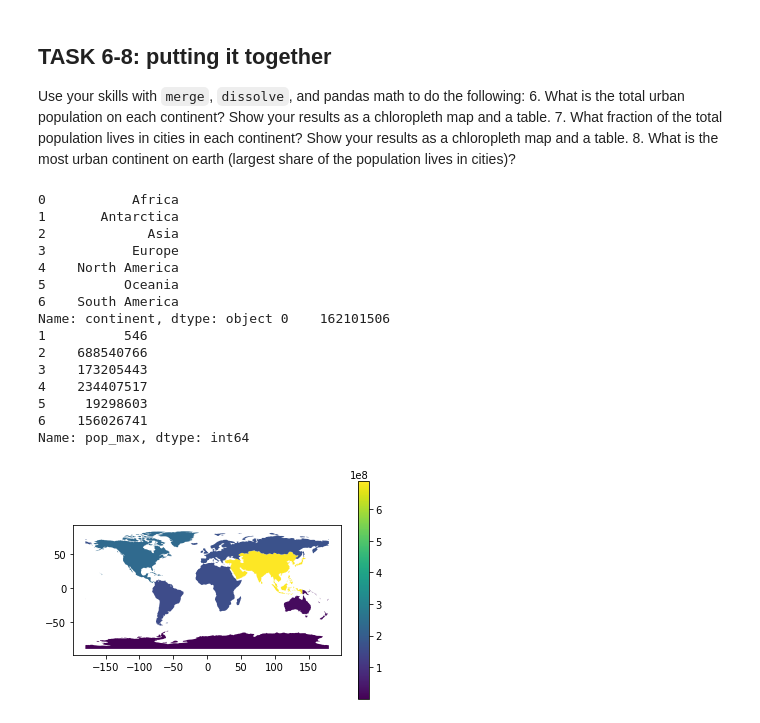
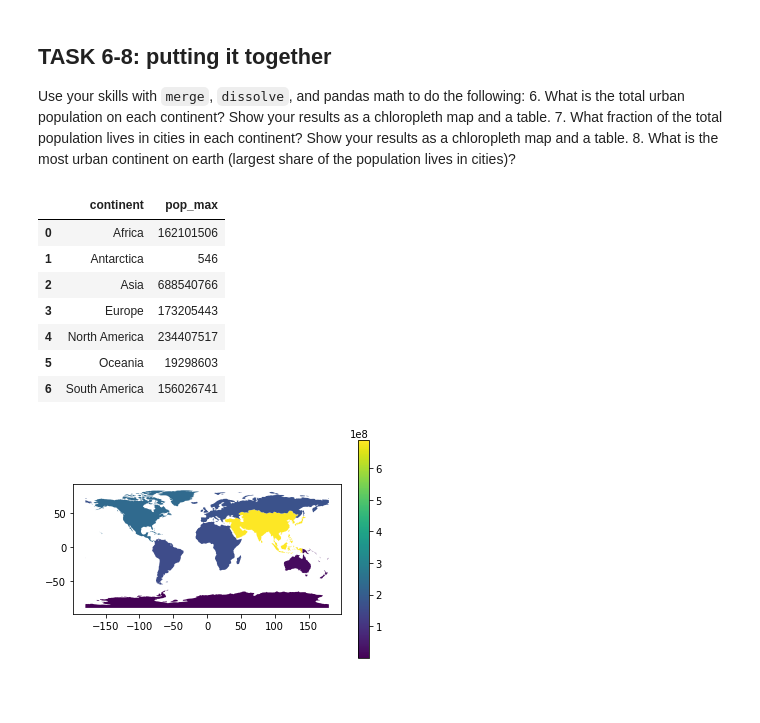
Before and after one commit to raruggie/EnvDatSci22, a Jupyter notebook: CodeSprints/VectorData101.ipynb, the cells around one changed output. Drawn from its saved outputs; the diff is of its cells as text; code cells hidden in the pictures; blank space fills up the shorter version.

```diff
--- a/CodeSprints/VectorData101.ipynb
+++ b/CodeSprints/VectorData101.ipynb
@@ -735,52 +717,43 @@ world = gpd.read_file(gpd.datasets.get_path('naturalearth_lowres'))
 countries = world[['geometry', 'name']]
 
 # perform merge to get country name with city
 cities_with_country = gpd.sjoin(cities, countries, how="inner", op='intersects')
 
 # merge again to get contient with city
 
 # keep only needed columns
 cities = cities_with_country[['name_right', 'geometry', 'pop_max']]
 conti = world[['continent', 'geometry', 'pop_est']]
 conti = conti.dissolve(by='continent', aggfunc='sum')
 conti.reset_index(inplace=True)
 
 # merge
 cities = gpd.sjoin(cities, conti, how="inner", op='intersects')
 
 # aggregate citie populations by continent name
 urban_pop = cities.dissolve(by='continent', aggfunc={'pop_max':'sum','pop_est':"max"}) # need to break up aggfunc by the two population columns because would like to see the difference between urban pop sum and pop est for total continent
 
 # merge population data with continent geometry data because at this point urban_pop still only has point data
 
 # remove geometry data from urban_pop so you dont have two geometry columns
 urban_pop.reset_index(inplace=True)
 urban_pop = urban_pop[["continent", 'pop_max']]
 
 # merge
 map = conti.merge(urban_pop, left_on='continent', right_on='continent') # note you want to merge conti with urban_pop (instead of urban pop with conti) because once you remove the geomtry column from urban pop it not longer is a geopandas dataframe and the resulting merged df will also not be geopandas
 
-# make plot
-map.plot(column='pop_max', legend = True)
+# make plot and  table
 
-# table
-print(map.continent, map.pop_max)
+map.plot(column='pop_max', legend = True);map[['continent', 'pop_max']]
 # %% [output]
-0           Africa
-1       Antarctica
-2             Asia
-3           Europe
-4    North America
-5          Oceania
-6    South America
-Name: continent, dtype: object 0    162101506
-1          546
-2    688540766
-3    173205443
-4    234407517
-5     19298603
-6    156026741
-Name: pop_max, dtype: int64
+|  | continent | pop_max |
+| 0 | Africa | 162101506 |
+| 1 | Antarctica | 546 |
+| 2 | Asia | 688540766 |
+| 3 | Europe | 173205443 |
+| 4 | North America | 234407517 |
+| 5 | Oceania | 19298603 |
+| 6 | South America | 156026741 |
 [figure]
 # %%
 # Task 7 code here:
```
Also changed, not shown: parts of 11 cells of this notebook.
